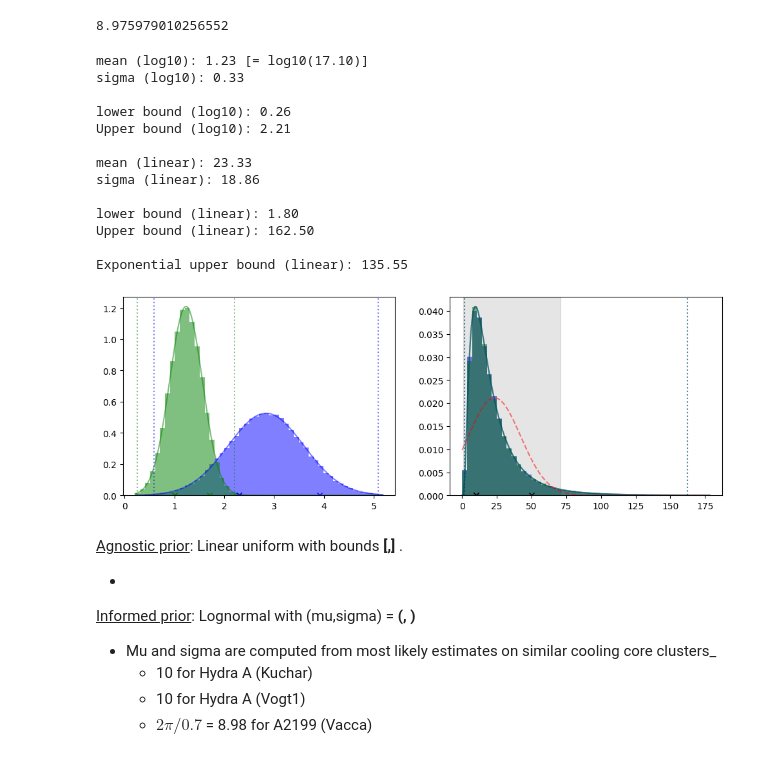
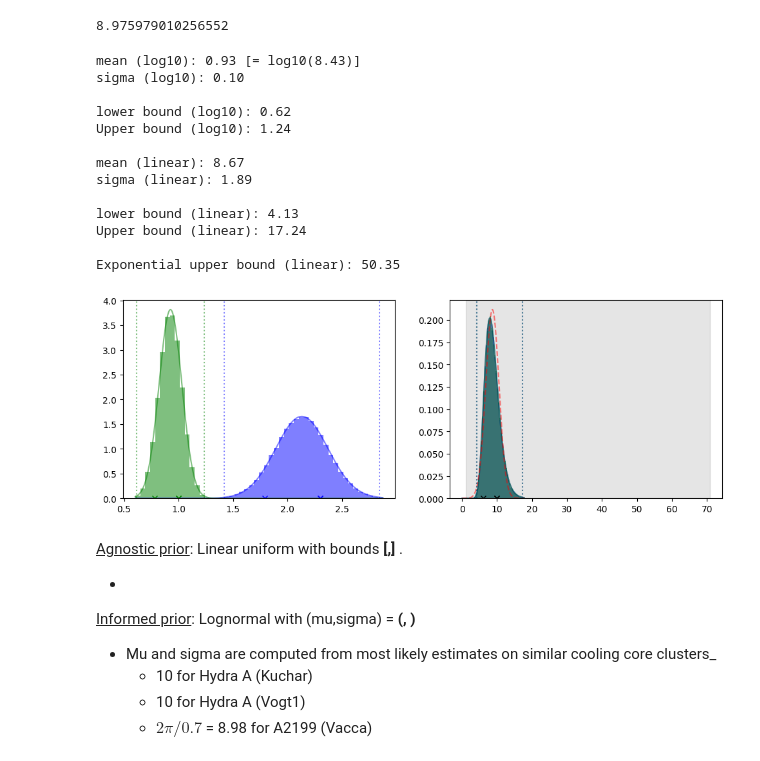
Before and after one commit to GertKl/ALPs_with_SWYFT, a Jupyter notebook: notebooks/lognormal_priors.ipynb, the cells around one changed output. Saved outputs shown, nothing was run; the diff lists cells and outputs as text; code cells hidden in the pictures.

```diff
--- a/notebooks/lognormal_priors.ipynb
+++ b/notebooks/lognormal_priors.ipynb
@@ -442,22 +447,22 @@ np.pi*2/0.7
 8.975979010256552
 # %%
 agnostic_bounds = [10**0,10**1.85]
-show_prior([10, 50, 10], semi_informative_mass=mass, include_norm=1, agnostic_bounds=agnostic_bounds)
+show_prior([10, 6, 10], semi_informative_mass=mass, include_norm=1, agnostic_bounds=agnostic_bounds)
 # %% [output]
-mean (log10): 1.23 [= log10(17.10)]
-sigma (log10): 0.33
+mean (log10): 0.93 [= log10(8.43)]
+sigma (log10): 0.10
 
-lower bound (log10): 0.26
-Upper bound (log10): 2.21
+lower bound (log10): 0.62
+Upper bound (log10): 1.24
 
-mean (linear): 23.33
-sigma (linear): 18.86
+mean (linear): 8.67
+sigma (linear): 1.89
 
-lower bound (linear): 1.80
-Upper bound (linear): 162.50
+lower bound (linear): 4.13
+Upper bound (linear): 17.24
 
-Exponential upper bound (linear): 135.55
+Exponential upper bound (linear): 50.35
-[figure, old version]
+[figure, new version]
 # %% [markdown]
 <u>Agnostic prior</u>: Linear uniform with bounds **[,]** .
 
```
Also changed, not shown: parts of 8 cells of this notebook, 8 other files.
